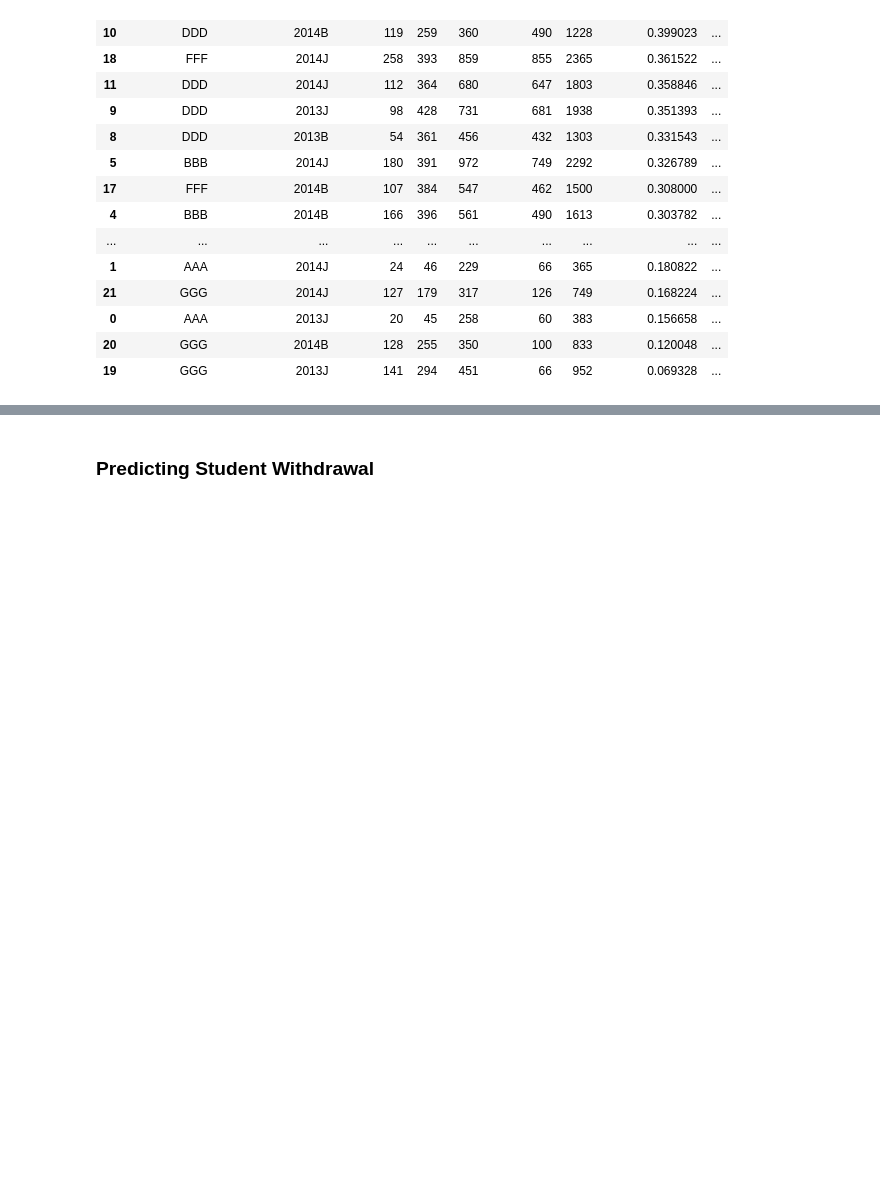
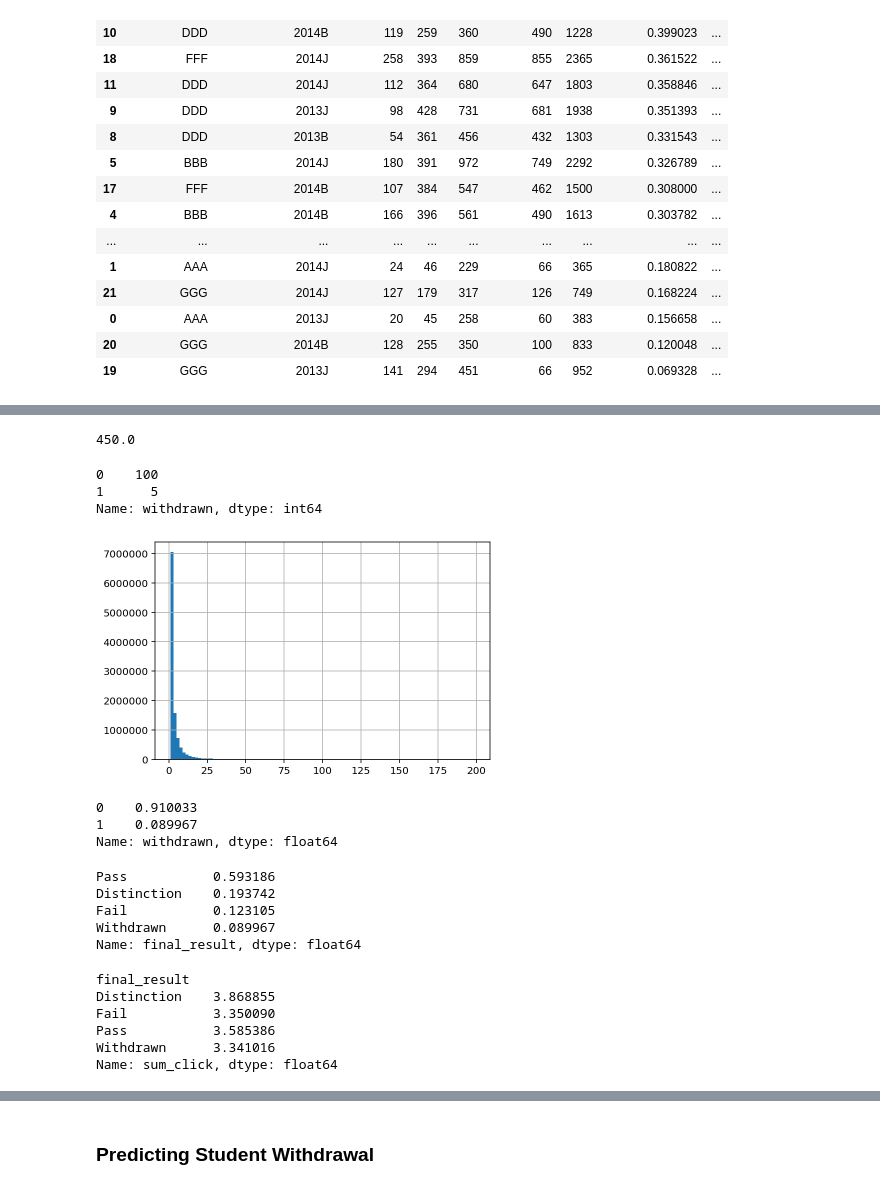
Before and after one commit to masha-vasilenko/oulad_analytics, a Jupyter notebook: adobe_oulad_challenge.ipynb, the cells around one changed output, grey strips where cells are left out. Drawn from its saved outputs; the diff is of its cells as text; code cells hidden in the pictures; blank space fills up the shorter version.

```diff
--- a/adobe_oulad_challenge.ipynb
+++ b/adobe_oulad_challenge.ipynb
@@ -1145,0 +1690,10 @@ modules_outcomes.sort_values(by='withdrawal_rate', ascending=False)
+# %%
+# Join Assessment and Student Assessment
+
+stud_vle = student_vle.set_index(['code_module', 'code_presentation', 'id_site']).\
+                join(vle.set_index(['code_module', 'code_presentation', 'id_site']), how='left').reset_index()
+
+# Join with student info ('final_result')
+stud_vle = student_info[['id_student', 'code_module', 'code_presentation', 'final_result']].\
+                 set_index(['id_student', 'code_module', 'code_presentation']).\
+        join(stud_vle.set_index(['id_student', 'code_module', 'code_presentation']), how='left').reset_index()
@@ -1145,0 +1702,17 @@ modules_outcomes.sort_values(by='withdrawal_rate', ascending=False)
+# %%
+
+stud_vle['sum_click'].quantile(0.99999)
+# %% [output]
+450.0
+# %%
+stud_vle[stud_vle['sum_click']>stud_vle['sum_click'].quantile(0.99999)].withdrawn.value_counts()
+# %% [output]
+0    100
+1      5
+Name: withdrawn, dtype: int64
+# %%
+stud_vle['sum_click'] = np.where(stud_vle['sum_click']>stud_vle['sum_click'].quantile(0.99999),np.round(stud_vle['sum_click'].quantile(0.999999)), stud_vle['sum_click'])
+# %%
+stud_vle[stud_vle['sum_click']<stud_vle['sum_click'].quantile(0.9999)]['sum_click'].hist(bins=100);
+# %% [output]
+[figure, added]
@@ -1145,0 +1721,24 @@ modules_outcomes.sort_values(by='withdrawal_rate', ascending=False)
+# %%
+stud_vle.withdrawn.value_counts(normalize=True)
+# %% [output]
+0    0.910033
+1    0.089967
+Name: withdrawn, dtype: float64
+# %%
+stud_vle.final_result.value_counts(normalize=True)
+# %% [output]
+Pass           0.593186
+Distinction    0.193742
+Fail           0.123105
+Withdrawn      0.089967
+Name: final_result, dtype: float64
+# %%
+
+stud_vle[stud_vle['date']<60].groupby('final_result')['sum_click'].mean()
+# %% [output]
+final_result
+Distinction    3.868855
+Fail           3.350090
+Pass           3.585386
+Withdrawn      3.341016
+Name: sum_click, dtype: float64
```
Also changed, not shown: parts of 112 cells of this notebook.
